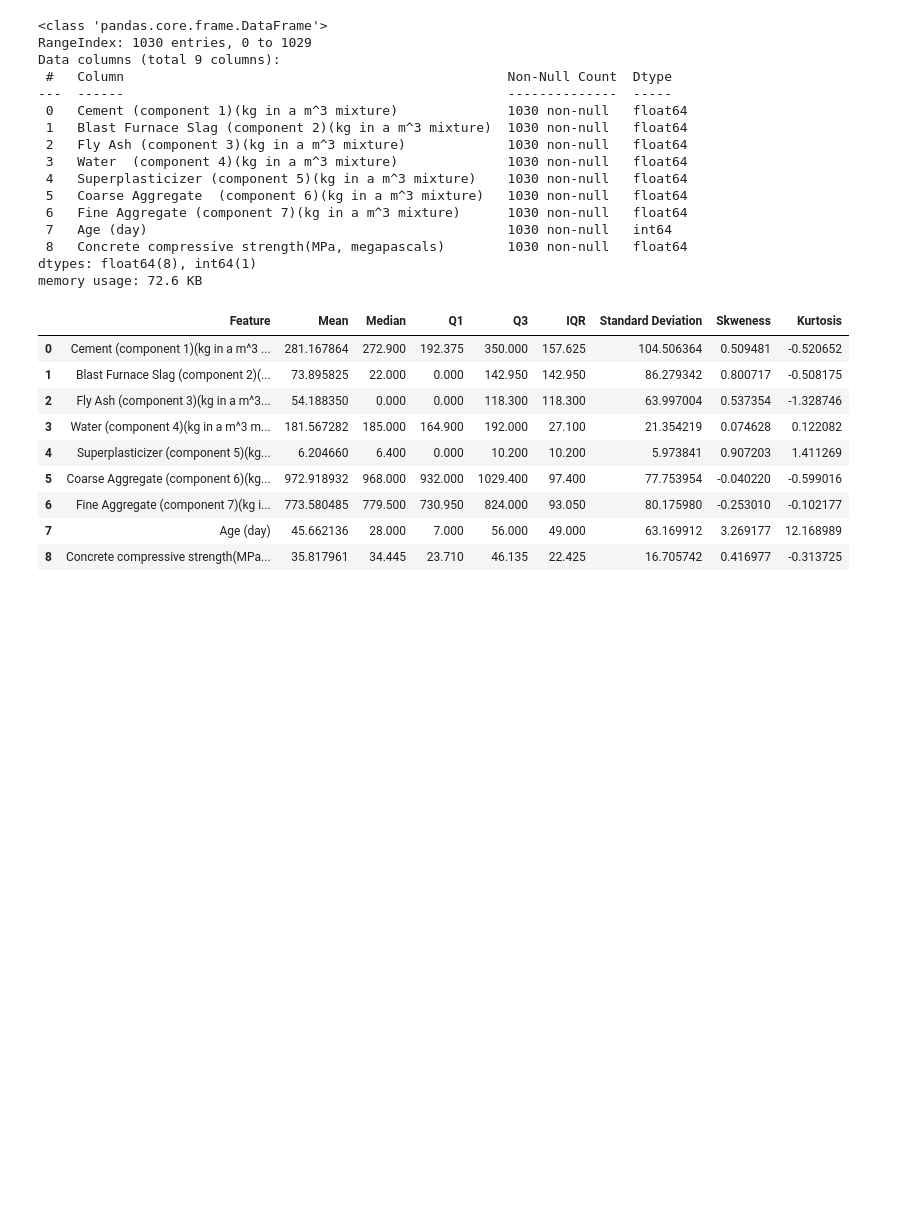
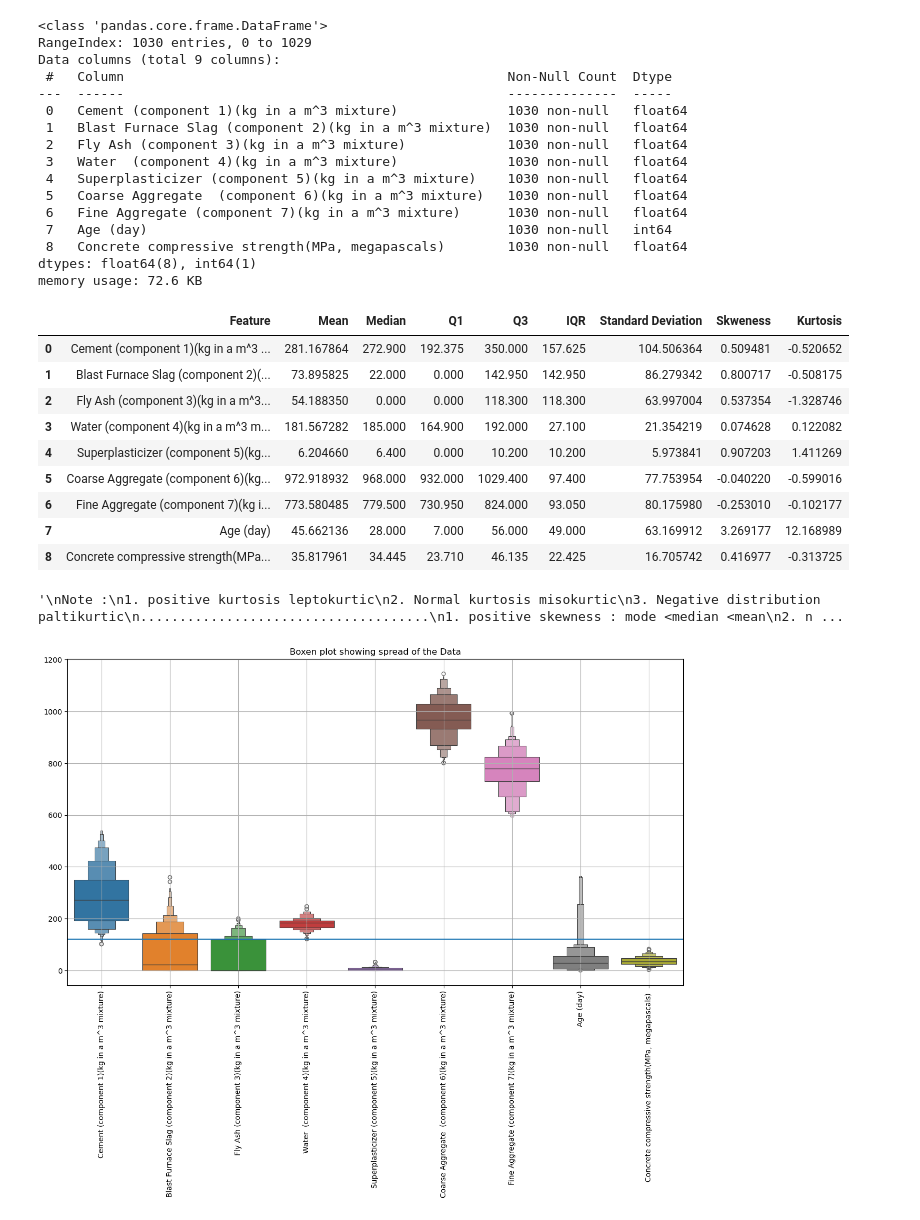
Before and after one commit to harshthorve284/CementPrediction_Model, a Jupyter notebook: Model.ipynb, the cells around one changed output. Saved outputs shown, nothing was run; the diff lists cells and outputs as text; code cells hidden in the pictures; blank space fills up the shorter version.

```diff
--- a/Model.ipynb
+++ b/Model.ipynb
@@ -138,3 +141,26 @@ report
 | 6 | Fine Aggregate (component 7)(kg i... | 773.580485 | 779.500 | 730.950 | 824.000 | 93.050 | 80.175980 | -0.253010 | -0.102177 |
 | 7 | Age (day) | 45.662136 | 28.000 | 7.000 | 56.000 | 49.000 | 63.169912 | 3.269177 | 12.168989 |
 | 8 | Concrete compressive strength(MPa... | 35.817961 | 34.445 | 23.710 | 46.135 | 22.425 | 16.705742 | 0.416977 | -0.313725 |
+# %%
+'''
+Note :
+1. positive kurtosis leptokurtic
+2. Normal kurtosis misokurtic
+3. Negative distribution paltikurtic
+.....................................
+1. positive skewness : mode <median <mean
+2. noskewness (normally distribute): mean=median=mode
+3.negative: mean<median<mode
+'''
+# %% [output]
+'\nNote :\n1. positive kurtosis leptokurtic\n2. Normal kurtosis misokurtic\n3. Negative distribution paltikurtic\n.....................................\n1. positive skewness : mode <median <mean\n2. n ...
+# %%
+plt.figure(figsize = (15,8))
+sns.boxenplot(df)
+plt.title('Boxen plot showing spread of the Data')
+plt.axhline(120)
+plt.xticks(rotation = 90)
+plt.grid()
+plt.show()
+# %% [output]
+[figure, added]
```
Also changed, not shown: parts of 6 cells of this notebook, 1 other file.
